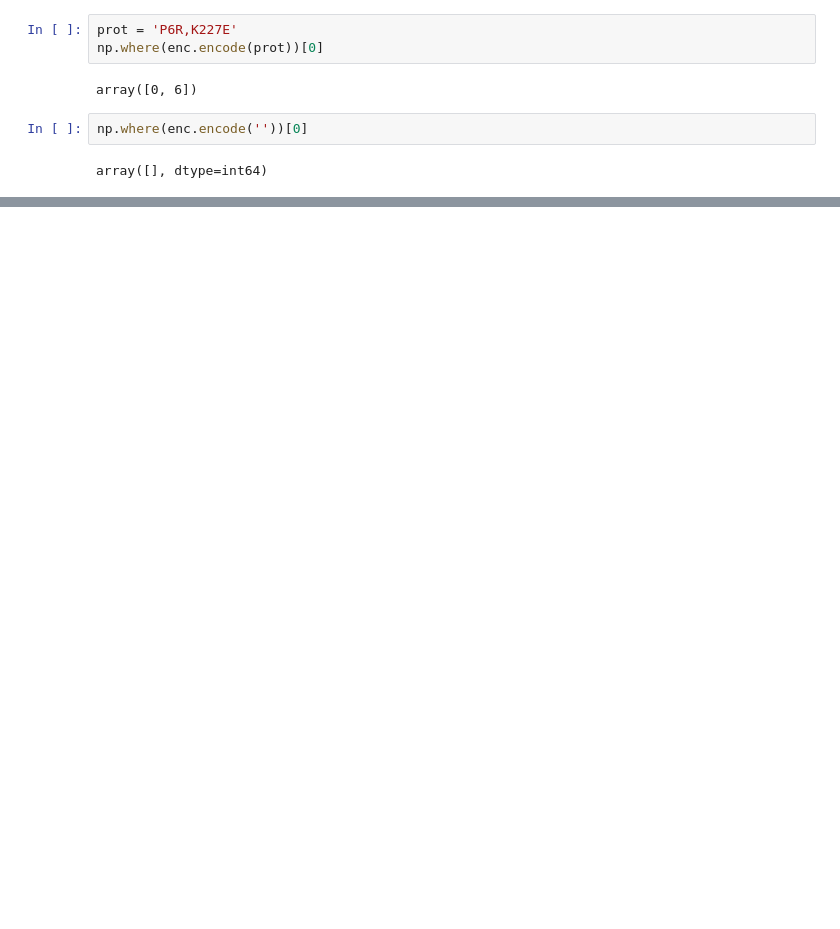
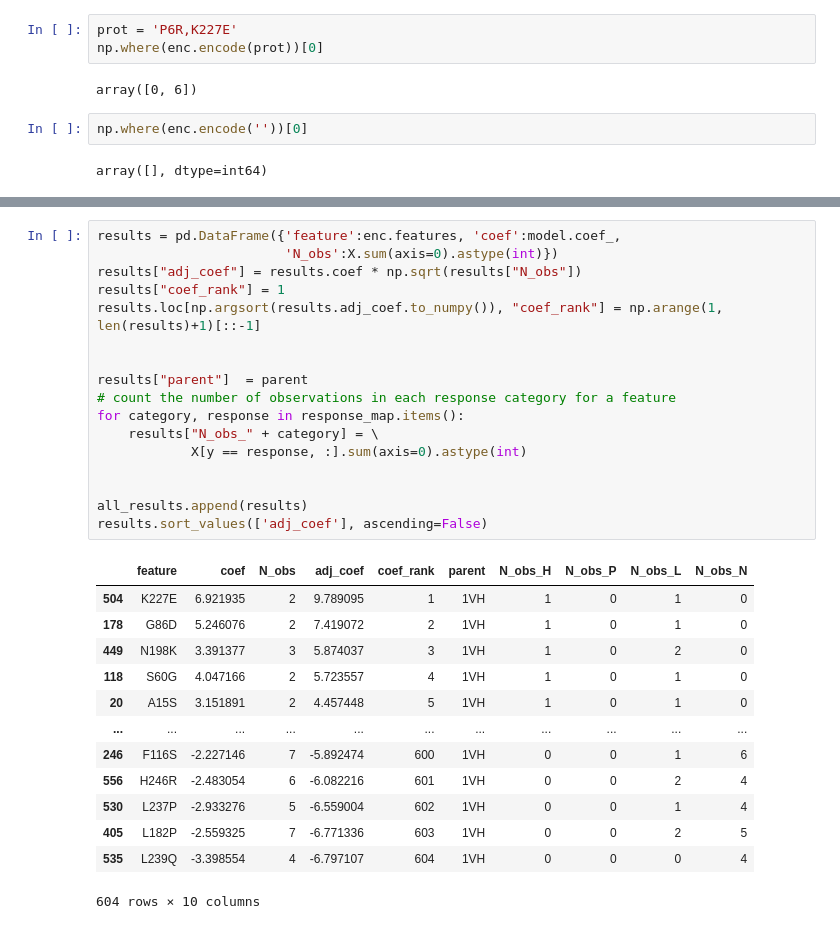
Before and after one commit to RomeroLab/sadx-latent-function, a Jupyter notebook: projects/Biochemical_Ordinal/scripts/Ordinal Regression Oct22.ipynb, the cells around one changed output, grey strips where cells are left out. Drawn from its saved outputs; the diff is of its cells as text; blank space fills up the shorter version.

```diff
--- a/projects/Biochemical_Ordinal/scripts/Ordinal Regression Oct22.ipynb
+++ b/projects/Biochemical_Ordinal/scripts/Ordinal Regression Oct22.ipynb
@@ -678,0 +223,31 @@ Predicted response.  [3 3 2 3 2 3 2 3 2 3 3]
+# %%
+results = pd.DataFrame({'feature':enc.features, 'coef':model.coef_,
+                        'N_obs':X.sum(axis=0).astype(int)})
+results["adj_coef"] = results.coef * np.sqrt(results["N_obs"])
+results["coef_rank"] = 1
+results.loc[np.argsort(results.adj_coef.to_numpy()), "coef_rank"] = np.arange(1, len(results)+1)[::-1]
+
+
+results["parent"]  = parent
+# count the number of observations in each response category for a feature
+for category, response in response_map.items():
+    results["N_obs_" + category] = \
+            X[y == response, :].sum(axis=0).astype(int)
+
+
+all_results.append(results)
+results.sort_values(['adj_coef'], ascending=False)
+# %% [output]
+|  | feature | coef | N_obs | adj_coef | coef_rank | parent | N_obs_H | N_obs_P | N_obs_L | N_obs_N |
+| 504 | K227E | 6.921935 | 2 | 9.789095 | 1 | 1VH | 1 | 0 | 1 | 0 |
+| 178 | G86D | 5.246076 | 2 | 7.419072 | 2 | 1VH | 1 | 0 | 1 | 0 |
+| 449 | N198K | 3.391377 | 3 | 5.874037 | 3 | 1VH | 1 | 0 | 2 | 0 |
+| 118 | S60G | 4.047166 | 2 | 5.723557 | 4 | 1VH | 1 | 0 | 1 | 0 |
+| 20 | A15S | 3.151891 | 2 | 4.457448 | 5 | 1VH | 1 | 0 | 1 | 0 |
+| ... | ... | ... | ... | ... | ... | ... | ... | ... | ... | ... |
+| 246 | F116S | -2.227146 | 7 | -5.892474 | 600 | 1VH | 0 | 0 | 1 | 6 |
+| 556 | H246R | -2.483054 | 6 | -6.082216 | 601 | 1VH | 0 | 0 | 2 | 4 |
+| 530 | L237P | -2.933276 | 5 | -6.559004 | 602 | 1VH | 0 | 0 | 1 | 4 |
+| 405 | L182P | -2.559325 | 7 | -6.771336 | 603 | 1VH | 0 | 0 | 2 | 5 |
+| 535 | L239Q | -3.398554 | 4 | -6.797107 | 604 | 1VH | 0 | 0 | 0 | 4 |
+604 rows × 10 columns
```
Also changed, not shown: parts of 81 cells of this notebook.
